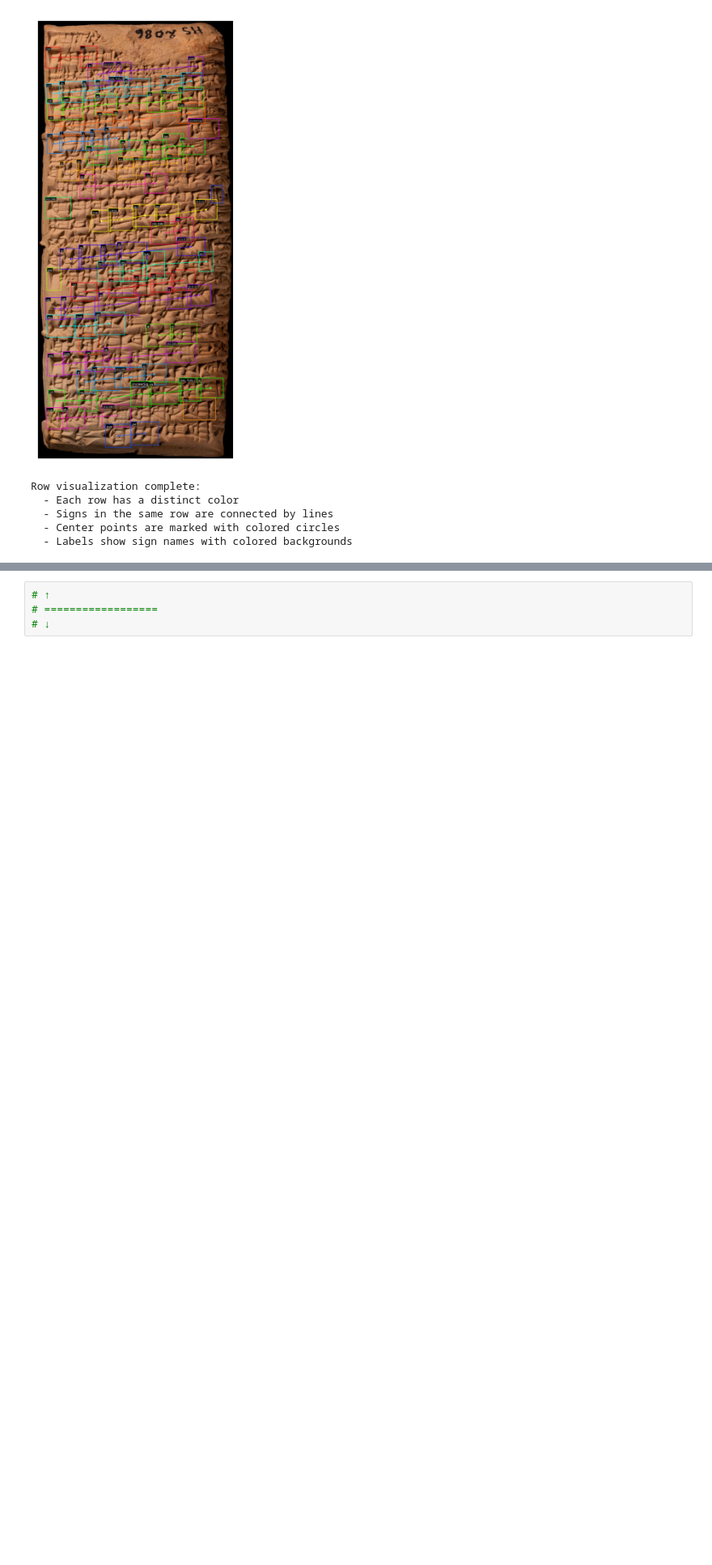
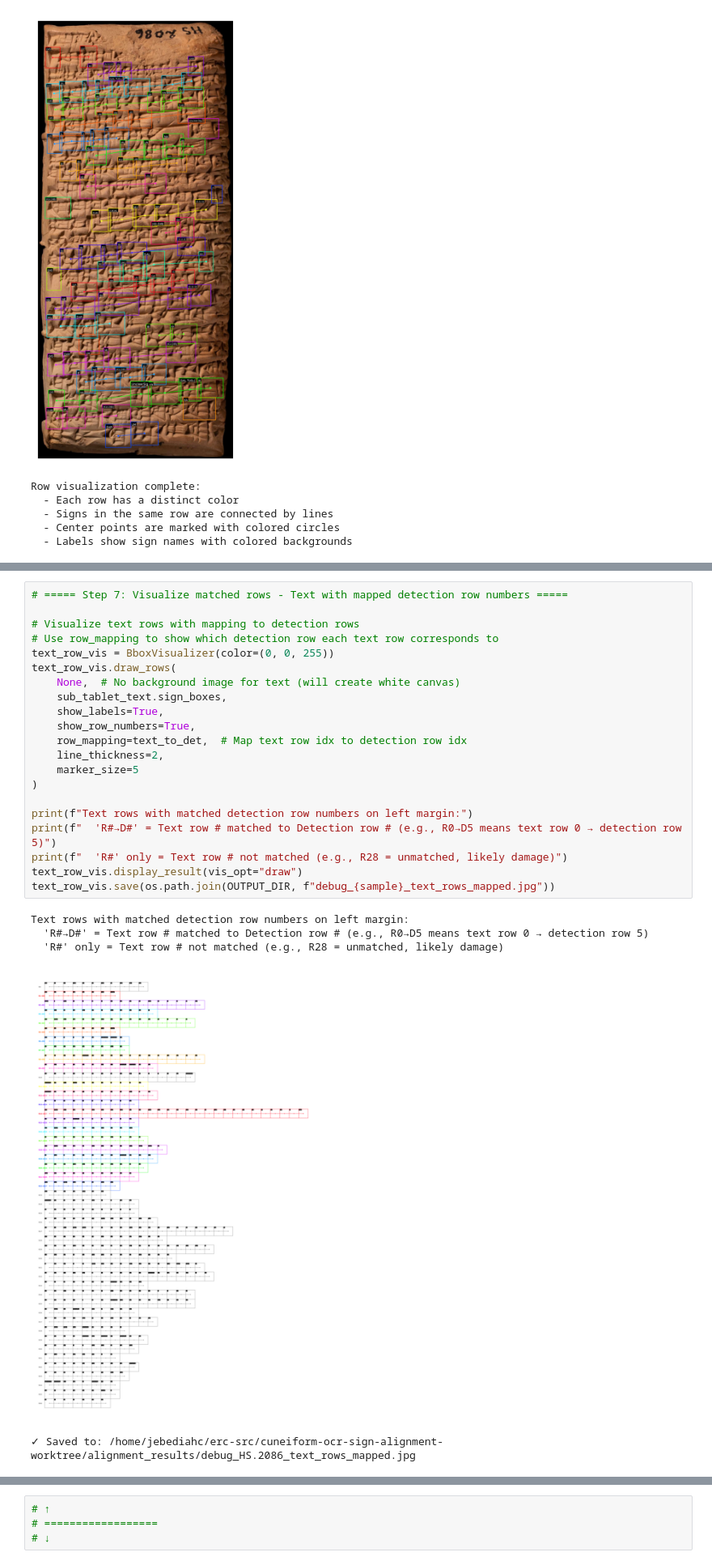
Before and after one commit to ElectronicBabylonianLiterature/cuneiform-ocr, a Jupyter notebook: signs_alignment.ipynb, the cells around one changed output, grey strips where cells are left out. Shown at 81% size. Cells and saved outputs as stored; diff of their text form; blank space fills up the shorter version.

```diff
--- a/signs_alignment.ipynb
+++ b/signs_alignment.ipynb
@@ -280,0 +399,27 @@ Row visualization complete:
+# %%
+# ===== Step 7: Visualize matched rows - Text with mapped detection row numbers =====
+
+# Visualize text rows with mapping to detection rows
+# Use row_mapping to show which detection row each text row corresponds to
+text_row_vis = BboxVisualizer(color=(0, 0, 255))
+text_row_vis.draw_rows(
+    None,  # No background image for text (will create white canvas)
+    sub_tablet_text.sign_boxes,
+    show_labels=True,
+    show_row_numbers=True,
+    row_mapping=text_to_det,  # Map text row idx to detection row idx
+    line_thickness=2,
+    marker_size=5
+)
+
+print(f"Text rows with matched detection row numbers on left margin:")
+print(f"  'R#→D#' = Text row # matched to Detection row # (e.g., R0→D5 means text row 0 → detection row 5)")
+print(f"  'R#' only = Text row # not matched (e.g., R28 = unmatched, likely damage)")
+text_row_vis.display_result(vis_opt="draw")
+text_row_vis.save(os.path.join(OUTPUT_DIR, f"debug_{sample}_text_rows_mapped.jpg"))
+# %% [output]
+Text rows with matched detection row numbers on left margin:
+  'R#→D#' = Text row # matched to Detection row # (e.g., R0→D5 means text row 0 → detection row 5)
+  'R#' only = Text row # not matched (e.g., R28 = unmatched, likely damage)
+[figure, added]
+✓ Saved to: /home/jebediahc/erc-src/cuneiform-ocr-sign-alignment-worktree/alignment_results/debug_HS.2086_text_rows_mapped.jpg
```
Also changed, not shown: parts of 8 cells of this notebook, 4 other files.
